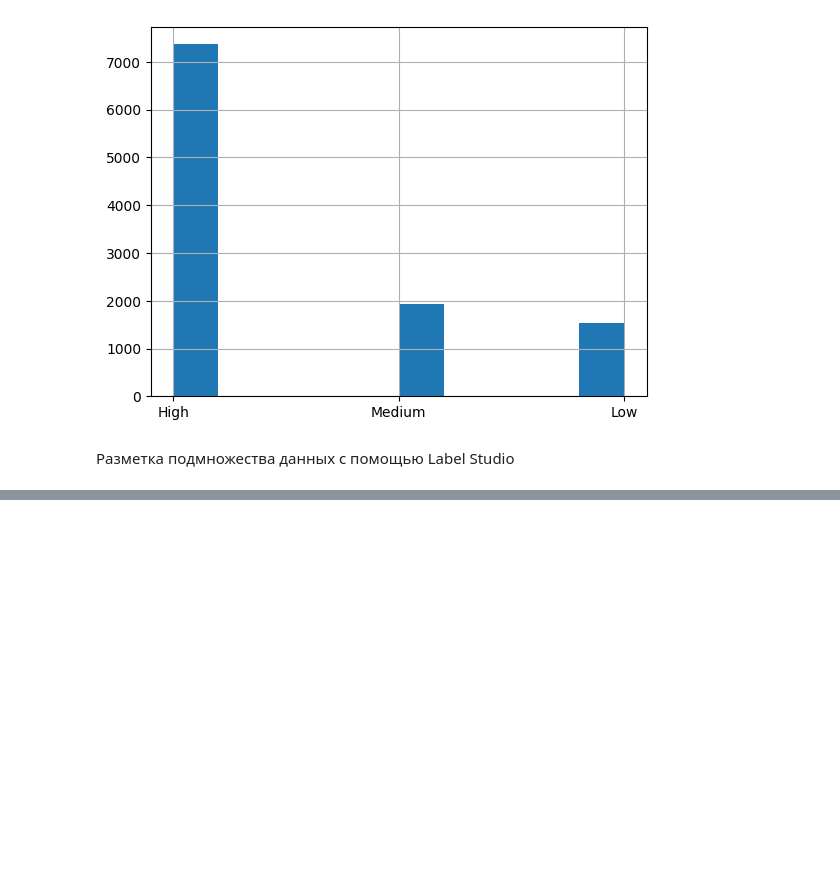
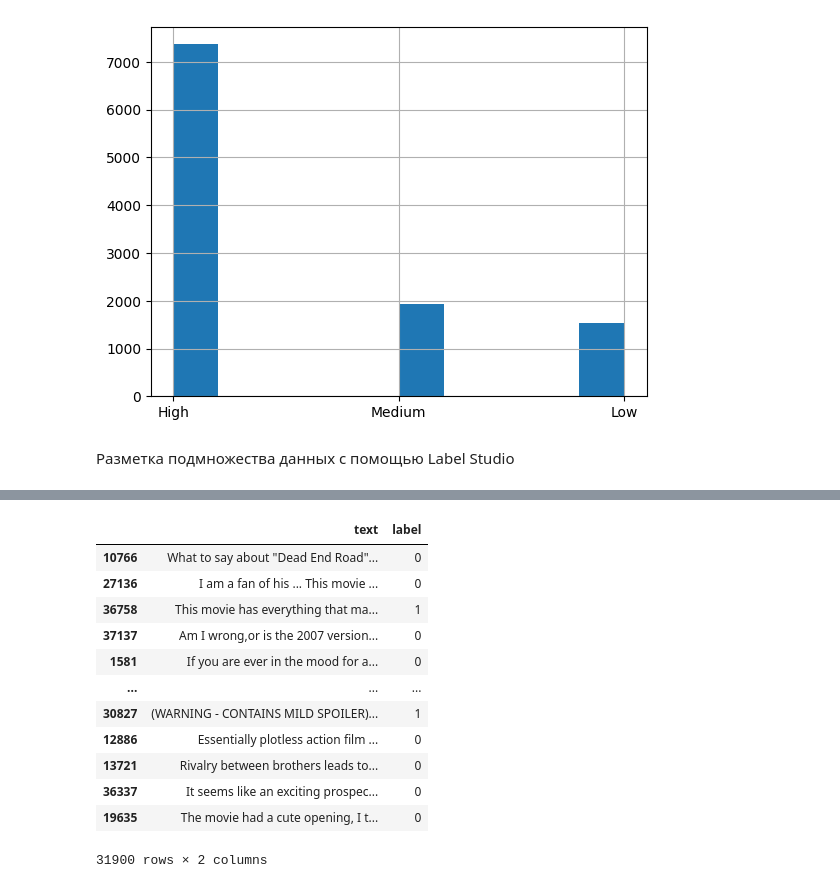
Before and after one commit to nata44845/data_extract_parsing, a Jupyter notebook: seminar9/sample_solution_9.ipynb, the cells around one changed output, grey strips where cells are left out. Drawn from its saved outputs; the diff is of its cells as text; code cells hidden in the pictures; blank space fills up the shorter version.

```diff
--- a/seminar9/sample_solution_9.ipynb
+++ b/seminar9/sample_solution_9.ipynb
@@ -56,0 +123,16 @@ subset.to_csv("sentiment2.csv", index=False)
+# %%
+unlabeled_new
+# %% [output]
+|  | text | label |
+| 10766 | What to say about "Dead End Road"... | 0 |
+| 27136 | I am a fan of his ... This movie ... | 0 |
+| 36758 | This movie has everything that ma... | 1 |
+| 37137 | Am I wrong,or is the 2007 version... | 0 |
+| 1581 | If you are ever in the mood for a... | 0 |
+| ... | ... | ... |
+| 30827 | (WARNING - CONTAINS MILD SPOILER)... | 1 |
+| 12886 | Essentially plotless action film ... | 0 |
+| 13721 | Rivalry between brothers leads to... | 0 |
+| 36337 | It seems like an exciting prospec... | 0 |
+| 19635 | The movie had a cute opening, I t... | 0 |
+31900 rows × 2 columns
```
Also changed, not shown: parts of 21 cells of this notebook, 10 other files.
